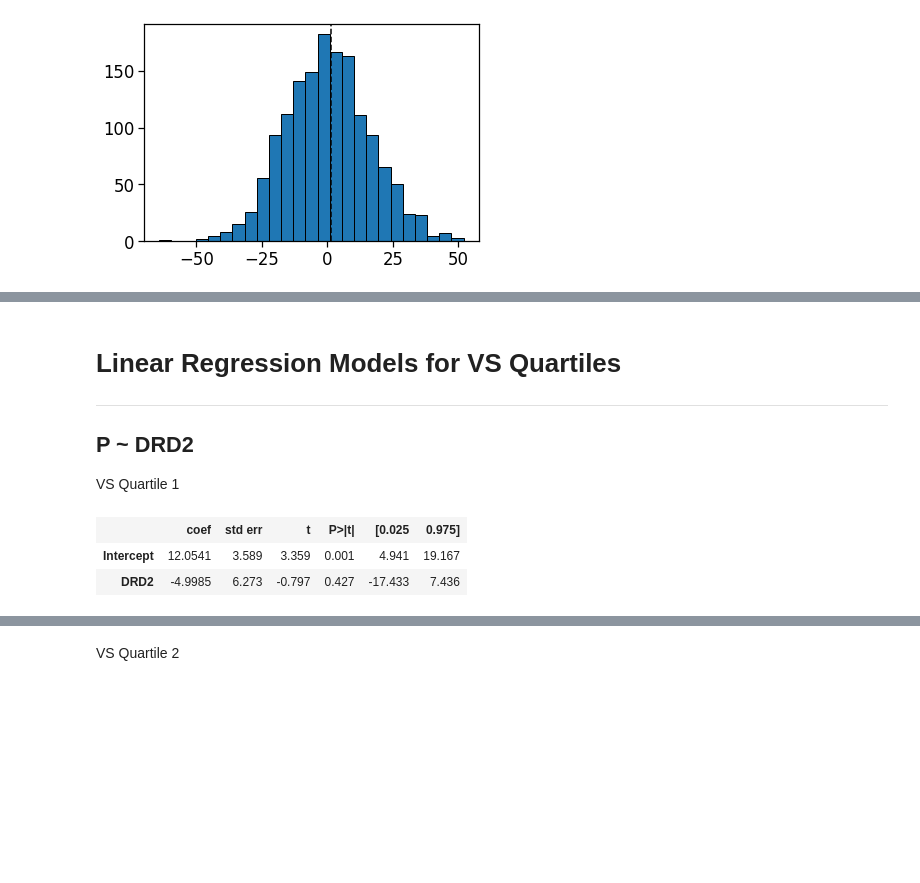
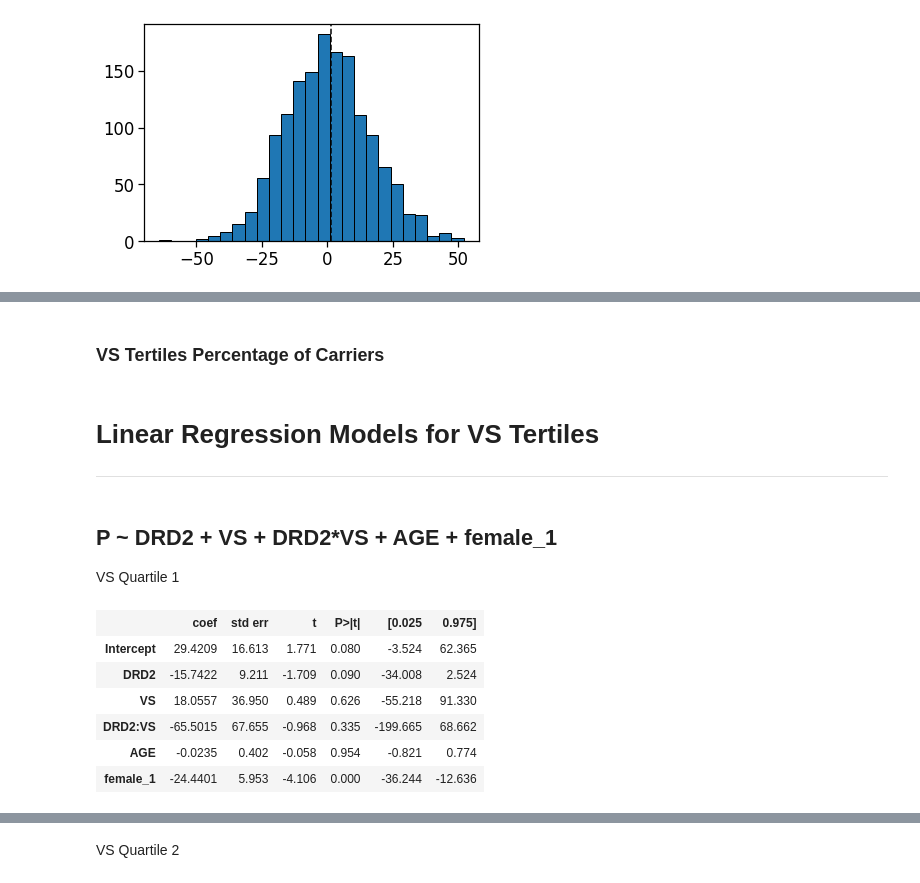
Before and after one commit to cbanuelos/DRD2_Abnormal_Learning, a Jupyter notebook: DataAnalysis_Condensed.ipynb, the cells around one changed output, grey strips where cells are left out. Saved outputs shown, nothing was run; the diff lists cells and outputs as text; code cells hidden in the pictures; blank space fills up the shorter version.

```diff
--- a/DataAnalysis_Condensed.ipynb
+++ b/DataAnalysis_Condensed.ipynb
@@ -54,12 +39,12 @@ data['female_1'] = data['female_1'].astype(int)
 IGT_data['DRD2'] = IGT_data['DRD2'].astype(int)
 
 # Changing DRD2 data to category type
-data['DRD2_cat'] = pd.cut(data['DRD2'], range(-1,2,1), labels=['-141C Ins/Del Carrier', 'Non-Carrier'])
+data['DRD2_cat'] = pd.cut(data['DRD2'], range(-1,2,1), labels=['Non-Carrier', '-141C Ins/Del Carrier'])
 data['DRD2_cat'] = data['DRD2_cat'].astype('object')
-IGT_data['DRD2_cat'] = pd.cut(IGT_data['DRD2'], range(-1,2,1), labels=['-141C Ins/Del Carrier', 'Non-Carrier'])
+IGT_data['DRD2_cat'] = pd.cut(IGT_data['DRD2'], range(-1,2,1), labels=['Non-Carrier', '-141C Ins/Del Carrier'])
 IGT_data['DRD2_cat'] = IGT_data['DRD2_cat'].astype('object')
 
 # Splitting data based on DRD2 polymorphism
-low = data[data['DRD2'] == 1] # Low D2 Receptors
-normal = data[data['DRD2'] == 0] # Normal D2 Receptors
+carrier = data[data['DRD2'] == 1] # Low D2 Receptors
+noncarrier = data[data['DRD2'] == 0] # Normal D2 Receptors
 # %% [markdown]
@@ -395,13 +424,21 @@ Text(0.5, 1.0, 'VS Quartile 4 \n')
+# %% [markdown]
+### VS Tertiles Percentage of Carriers
 # %% [markdown]
-# Linear Regression Models for VS Quartiles
+# Linear Regression Models for VS Tertiles
 ---
-## P ~ DRD2
-
-VS Quartile 1
+# %% [markdown]
+## P ~ DRD2 + VS +  DRD2*VS + AGE + female_1
+
+VS Quartile 1
 # %%
-results_P_VS_1 = smf.ols(formula='P ~ DRD2',data=VS_data_1).fit()
-HTML(results_P_VS_1.summary().tables[1].as_html())
+VS_data_Q1 = VS_data[VS_data["QuantileRank"] == 0]
+results_P_VS_Q1 = smf.ols(formula='P ~ DRD2 + VS + DRD2*VS + AGE + female_1', data=VS_data_Q1).fit()
+HTML(results_P_VS_Q1.summary().tables[1].as_html())
 # %% [output]
 |  | coef | std err | t | P>|t| | [0.025 | 0.975] |
-| Intercept | 12.0541 | 3.589 | 3.359 | 0.001 | 4.941 | 19.167 |
-| DRD2 | -4.9985 | 6.273 | -0.797 | 0.427 | -17.433 | 7.436 |
+| Intercept | 29.4209 | 16.613 | 1.771 | 0.080 | -3.524 | 62.365 |
+| DRD2 | -15.7422 | 9.211 | -1.709 | 0.090 | -34.008 | 2.524 |
+| VS | 18.0557 | 36.950 | 0.489 | 0.626 | -55.218 | 91.330 |
+| DRD2:VS | -65.5015 | 67.655 | -0.968 | 0.335 | -199.665 | 68.662 |
+| AGE | -0.0235 | 0.402 | -0.058 | 0.954 | -0.821 | 0.774 |
+| female_1 | -24.4401 | 5.953 | -4.106 | 0.000 | -36.244 | -12.636 |
```
Also changed, not shown: parts of 59 cells of this notebook.
